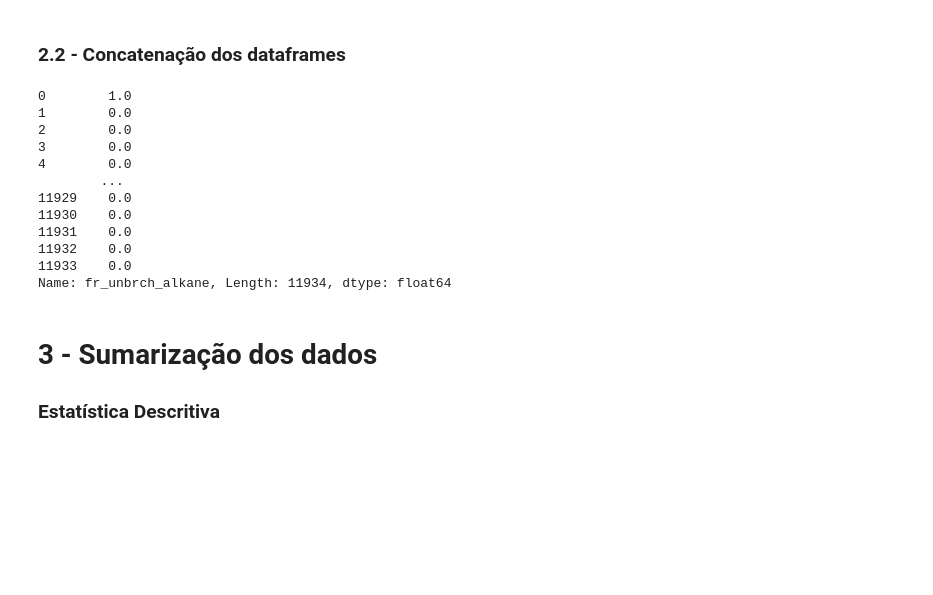
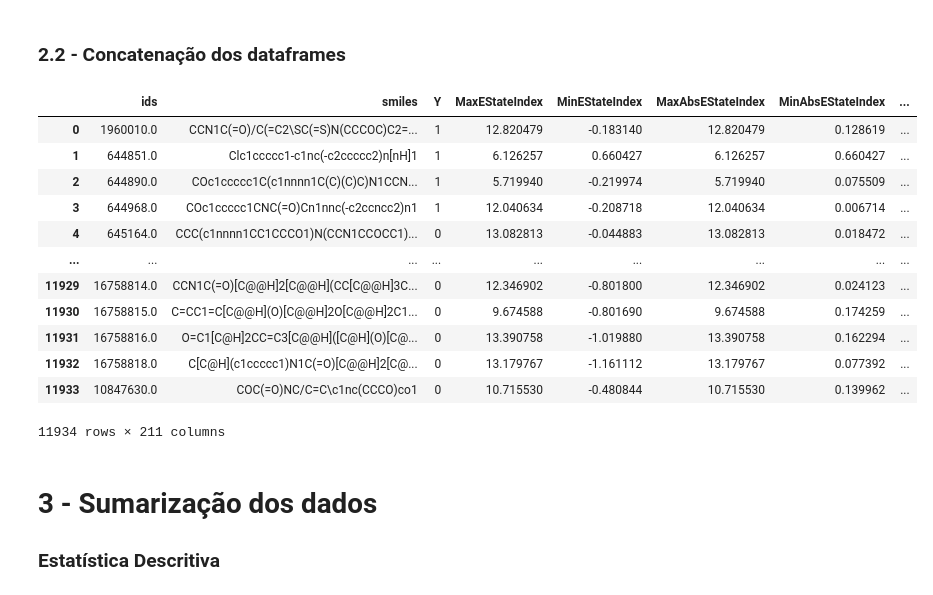
Before and after one commit to BrunoAGSa/Extra-o_Work, a Jupyter notebook: Trabalho parte 2/cyp2c9/trabalho 2.ipynb, the cells around one changed output. Saved outputs shown, nothing was run; the diff lists cells and outputs as text; code cells hidden in the pictures; blank space fills up the shorter version.

```diff
--- a/Trabalho parte 2/cyp2c9/trabalho 2.ipynb
+++ b/Trabalho parte 2/cyp2c9/trabalho 2.ipynb
@@ -227,19 +334,21 @@ df0 = df_cyp2c9[df_cyp2c9["Y"] == 0]
 ### 2.2 - Concatenação dos dataframes
 # %%
 df = pd.concat([df_cyp2c9, df_features], axis=1)
+df
 # %% [output]
+|  | ids | smiles | Y | MaxEStateIndex | MinEStateIndex | MaxAbsEStateIndex | MinAbsEStateIndex | ... |
+| 0 | 1960010.0 | CCN1C(=O)/C(=C2\SC(=S)N(CCCOC)C2=... | 1 | 12.820479 | -0.183140 | 12.820479 | 0.128619 | ... |
+| 1 | 644851.0 | Clc1ccccc1-c1nc(-c2ccccc2)n[nH]1 | 1 | 6.126257 | 0.660427 | 6.126257 | 0.660427 | ... |
+| 2 | 644890.0 | COc1ccccc1C(c1nnnn1C(C)(C)C)N1CCN... | 1 | 5.719940 | -0.219974 | 5.719940 | 0.075509 | ... |
+| 3 | 644968.0 | COc1ccccc1CNC(=O)Cn1nnc(-c2ccncc2)n1 | 1 | 12.040634 | -0.208718 | 12.040634 | 0.006714 | ... |
+| 4 | 645164.0 | CCC(c1nnnn1CC1CCCO1)N(CCN1CCOCC1)... | 0 | 13.082813 | -0.044883 | 13.082813 | 0.018472 | ... |
+| ... | ... | ... | ... | ... | ... | ... | ... | ... |
+| 11929 | 16758814.0 | CCN1C(=O)[C@@H]2[C@@H](CC[C@@H]3C... | 0 | 12.346902 | -0.801800 | 12.346902 | 0.024123 | ... |
+| 11930 | 16758815.0 | C=CC1=C[C@@H](O)[C@@H]2O[C@@H]2C1... | 0 | 9.674588 | -0.801690 | 9.674588 | 0.174259 | ... |
+| 11931 | 16758816.0 | O=C1[C@H]2CC=C3[C@@H]([C@H](O)[C@... | 0 | 13.390758 | -1.019880 | 13.390758 | 0.162294 | ... |
+| 11932 | 16758818.0 | C[C@H](c1ccccc1)N1C(=O)[C@@H]2[C@... | 0 | 13.179767 | -1.161112 | 13.179767 | 0.077392 | ... |
+| 11933 | 10847630.0 | COC(=O)NC/C=C\c1nc(CCCO)co1 | 0 | 10.715530 | -0.480844 | 10.715530 | 0.139962 | ... |
-0        1.0
-1        0.0
-2        0.0
-3        0.0
-4        0.0
-        ...
-11929    0.0
-11930    0.0
-11931    0.0
-11932    0.0
-11933    0.0
-Name: fr_unbrch_alkane, Length: 11934, dtype: float64
+11934 rows × 211 columns
 # %% [markdown]
 # 3 - Sumarização dos dados
 
```
Also changed, not shown: parts of 19 cells of this notebook.
